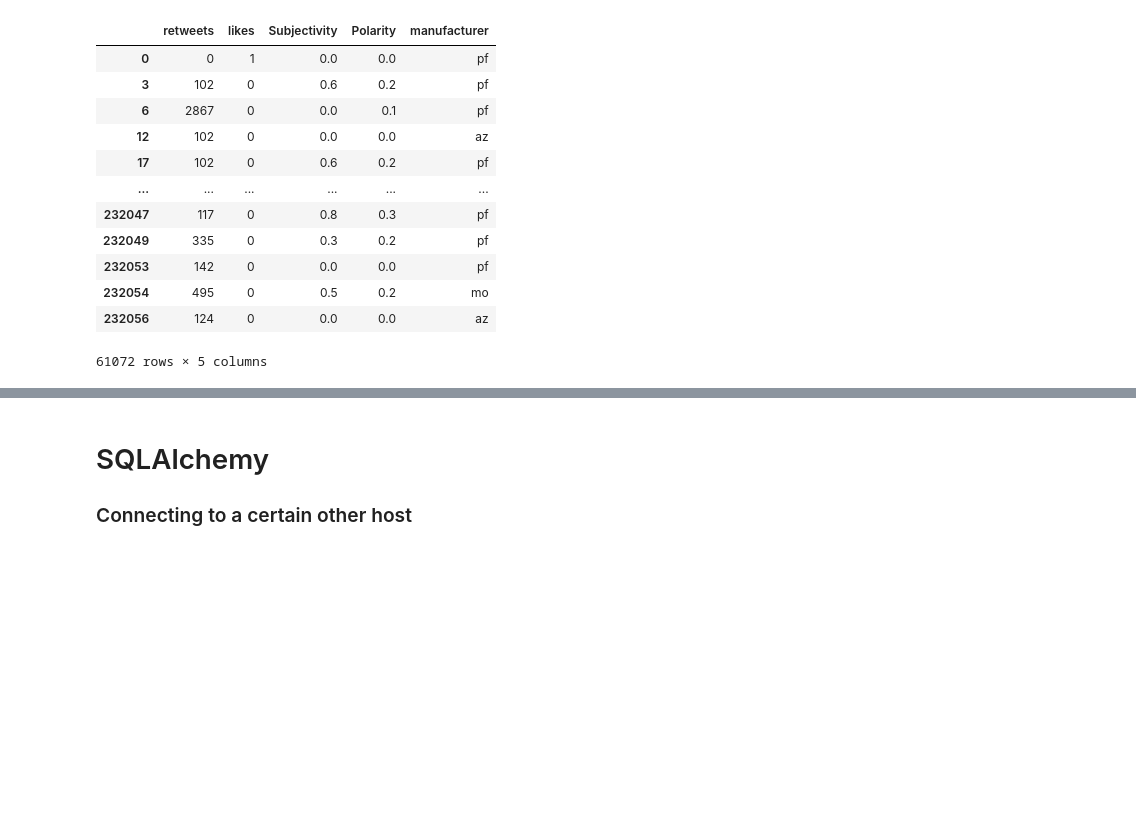
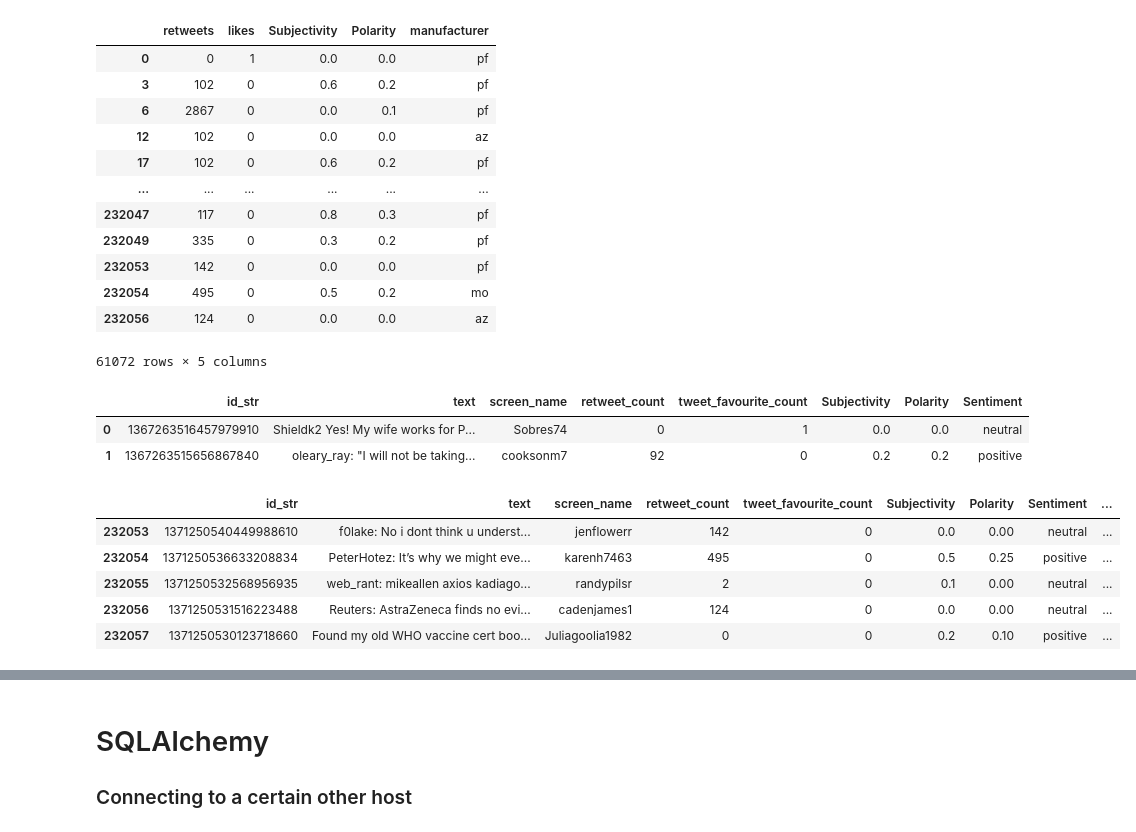
Before and after one commit to NikitaCase/COVID-Vaccine-Sentiment-Analysis, a Jupyter notebook: herd-sentiment/get_and_clean_tweets.ipynb, the cells around one changed output, grey strips where cells are left out. Drawn from its saved outputs; the diff is of its cells as text; code cells hidden in the pictures; blank space fills up the shorter version.

```diff
--- a/herd-sentiment/get_and_clean_tweets.ipynb
+++ b/herd-sentiment/get_and_clean_tweets.ipynb
@@ -424,3 +407,21 @@ az_df.to_csv('az.csv', index=False, encoding='UTF-8')
 pf_df = manufacturer_df.loc[manufacturer_df['manufacturer'] =='mo']
 pf_df = pf_df.drop(columns=['manufacturer'])
 pf_df.to_csv('pf.csv', index=False, encoding='UTF-8')
+# %%
+df = pd.read_csv('csv/tweets.csv')
+df = df[['id_str','text','screen_name','retweet_count','tweet_favourite_count','Subjectivity','Polarity','Sentiment']]
+df.head(2)
+# %% [output]
+|  | id_str | text | screen_name | retweet_count | tweet_favourite_count | Subjectivity | Polarity | Sentiment |
+| 0 | 1367263516457979910 | Shieldk2 Yes! My wife works for P... | Sobres74 | 0 | 1 | 0.0 | 0.0 | neutral |
+| 1 | 1367263515656867840 | oleary_ray: "I will not be taking... | cooksonm7 | 92 | 0 | 0.2 | 0.2 | positive |
+# %%
+df['manufacturer'] = df['text'].apply(GetManufacturer)
+df.tail()
+# %% [output]
+|  | id_str | text | screen_name | retweet_count | tweet_favourite_count | Subjectivity | Polarity | Sentiment | ... |
+| 232053 | 1371250540449988610 | f0lake: No i dont think u underst... | jenflowerr | 142 | 0 | 0.0 | 0.00 | neutral | ... |
+| 232054 | 1371250536633208834 | PeterHotez: It’s why we might eve... | karenh7463 | 495 | 0 | 0.5 | 0.25 | positive | ... |
+| 232055 | 1371250532568956935 | web_rant: mikeallen axios kadiago... | randypilsr | 2 | 0 | 0.1 | 0.00 | neutral | ... |
+| 232056 | 1371250531516223488 | Reuters: AstraZeneca finds no evi... | cadenjames1 | 124 | 0 | 0.0 | 0.00 | neutral | ... |
+| 232057 | 1371250530123718660 | Found my old WHO vaccine cert boo... | Juliagoolia1982 | 0 | 0 | 0.2 | 0.10 | positive | ... |
```
Also changed, not shown: parts of 4 cells of this notebook, 8 other files.
